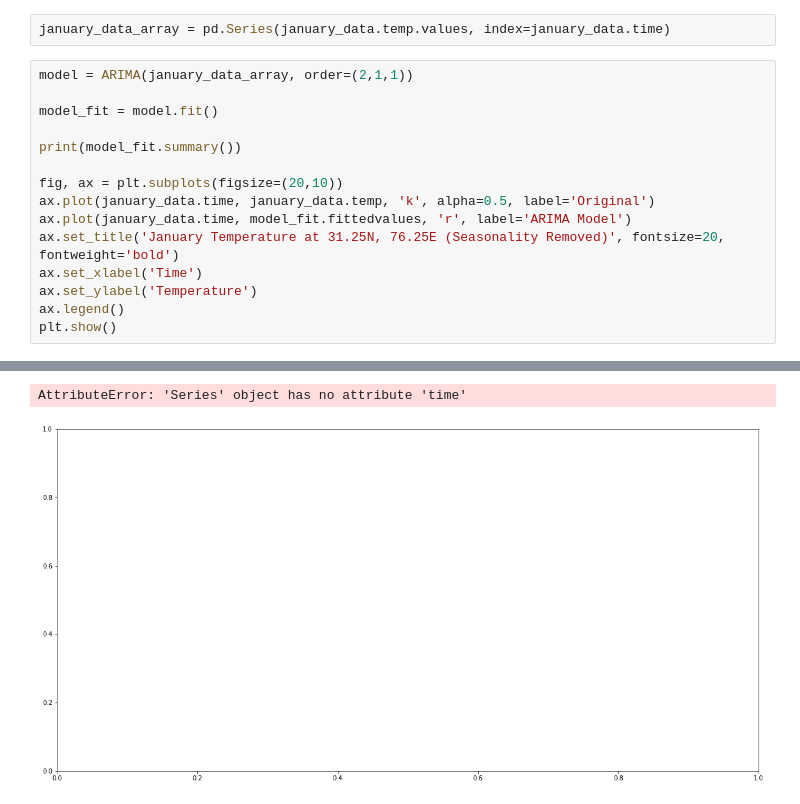
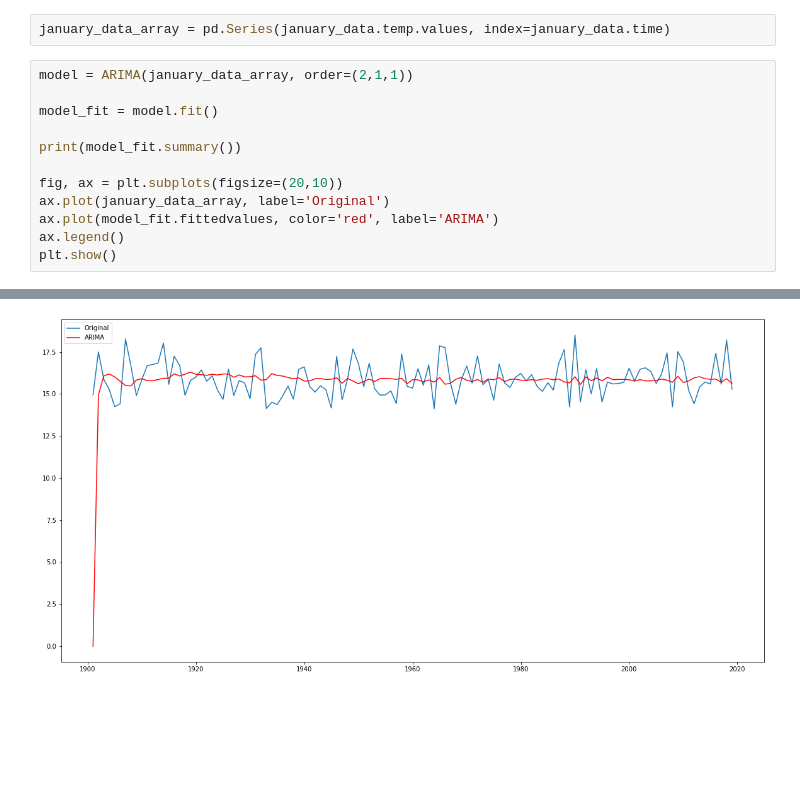
Before and after one commit to alliajagbe/time-series, a Jupyter notebook: timedata2.ipynb, the cells around one changed output, grey strips where cells are left out. Cells and saved outputs as stored; diff of their text form; blank space fills up the shorter version.

Commit message:
arima

```diff
--- a/timedata2.ipynb
+++ b/timedata2.ipynb
@@ -402,11 +402,8 @@ model_fit = model.fit()
 print(model_fit.summary())
 
 fig, ax = plt.subplots(figsize=(20,10))
-ax.plot(january_data.time, january_data.temp, 'k', alpha=0.5, label='Original')
-ax.plot(january_data.time, model_fit.fittedvalues, 'r', label='ARIMA Model')
-ax.set_title('January Temperature at 31.25N, 76.25E (Seasonality Removed)', fontsize=20, fontweight='bold')
-ax.set_xlabel('Time')
-ax.set_ylabel('Temperature')
+ax.plot(january_data_array, label='Original')
+ax.plot(model_fit.fittedvalues, color='red', label='ARIMA')
 ax.legend()
 plt.show()
 # %% [output]
@@ -419,13 +416,12 @@ Time:                        17:18:41   BIC                            367.990
 Sample:                    01-01-1901   HQIC                           361.407
                          - 01-01-2019
 Covariance Type:                  opg
 ==============================================================================
                  coef    std err          z      P>|z|      [0.025      0.975]
 ------------------------------------------------------------------------------
 ... (9 lines left out)
 ===================================================================================
 
 Warnings:
 [1] Covariance matrix calculated using the outer product of gradients (complex-step).
-AttributeError: 'Series' object has no attribute 'time'
-[figure, old version]
+[figure, new version]
```
Also changed, not shown: parts of 1 cell of this notebook.
